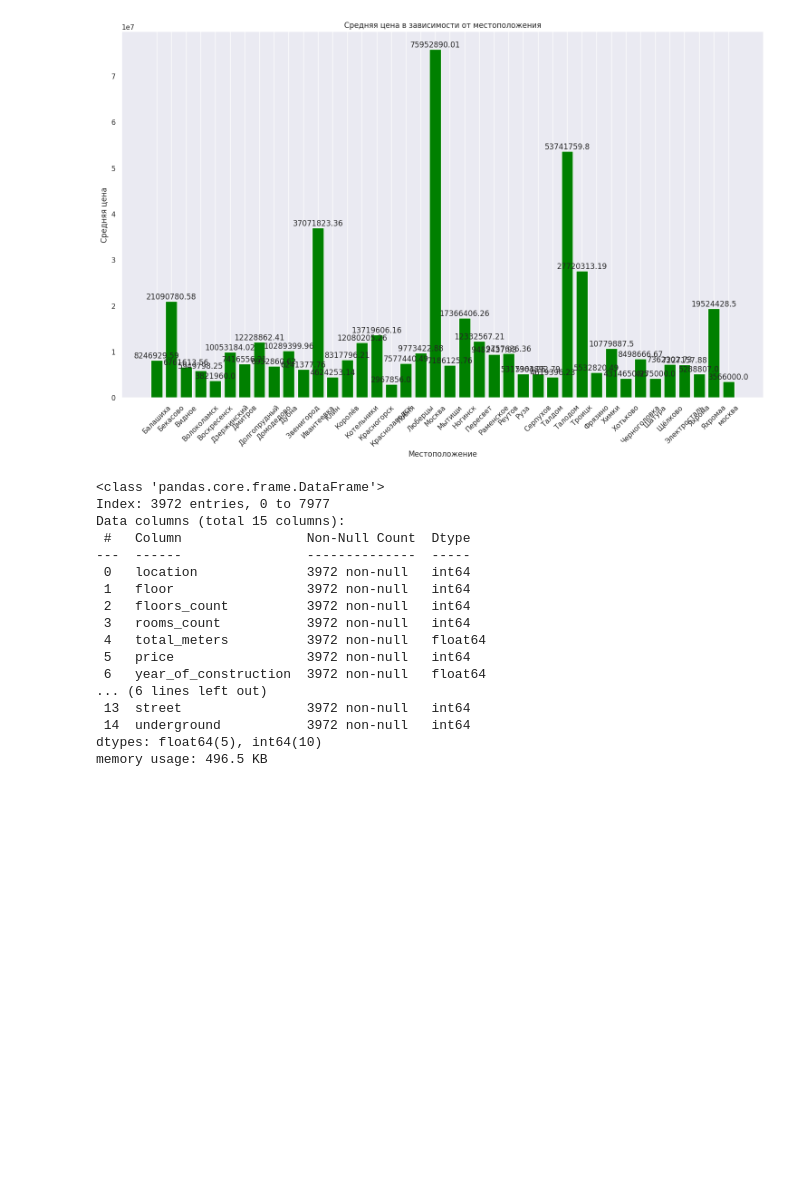
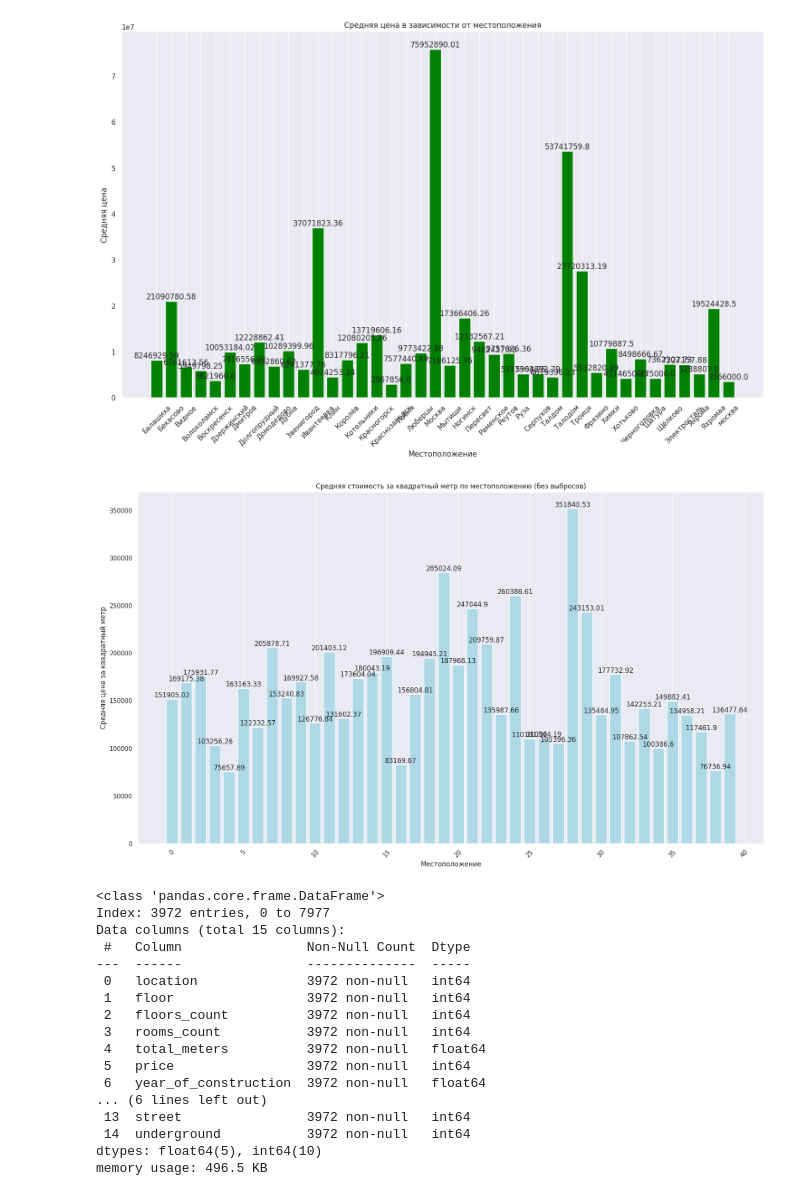
Before and after one commit to Tema13379/cian_progect, a Jupyter notebook: home.ipynb, the cells around one changed output. Saved outputs shown, nothing was run; the diff lists cells and outputs as text; code cells hidden in the pictures; blank space fills up the shorter version.

```diff
--- a/home.ipynb
+++ b/home.ipynb
@@ -710,6 +710,39 @@ plt.tight_layout()
 plt.show()
 # %% [output]
 [figure]
+# %%
+Q1_price = df['price'].quantile(0.25)
+Q3_price = df['price'].quantile(0.75)
+IQR_price = Q3_price - Q1_price
+lower_bound_price = Q1_price - 1.5 * IQR_price
+upper_bound_price = Q3_price + 1.5 * IQR_price
+Q1_total = df['total_meters'].quantile(0.25)
+Q3_total = df['total_meters'].quantile(0.75)
+IQR_total = Q3_total - Q1_total
+lower_bound_total = Q1_total - 1.5 * IQR_total
+upper_bound_total = Q3_total + 1.5 * IQR_total
+filtered_df = df[
+    (df['price'] >= lower_bound_price) & (df['price'] <= upper_bound_price) &
+    (df['total_meters'] >= lower_bound_total) & (df['total_meters'] <= upper_bound_total)
+]
+average_price_per_sqm_by_location = filtered_df.groupby('location').apply(
+    lambda x: x['price'].sum() / x['total_meters'].sum()
+).reset_index(name='average_price_per_sqm')
+
+plt.figure(figsize=(17, 10))
+bars = plt.bar(average_price_per_sqm_by_location['location'], average_price_per_sqm_by_location['average_price_per_sqm'], color='lightblue')
+plt.title('Средняя стоимость за квадратный метр по местоположению (без выбросов)')
+plt.xlabel('Местоположение')
+plt.ylabel('Средняя цена за квадратный метр')
+plt.xticks(rotation=45)
+plt.grid(axis='y')
+for bar in bars:
+    yval = bar.get_height()
+    plt.text(bar.get_x() + bar.get_width()/2, yval, round(yval, 2), ha='center', va='bottom')
+plt.tight_layout()
+plt.show()
+# %% [output]
+[figure, added]
 # %%
 # кодируем
 from sklearn import preprocessing
```
Also changed, not shown: parts of 1 cell of this notebook.
